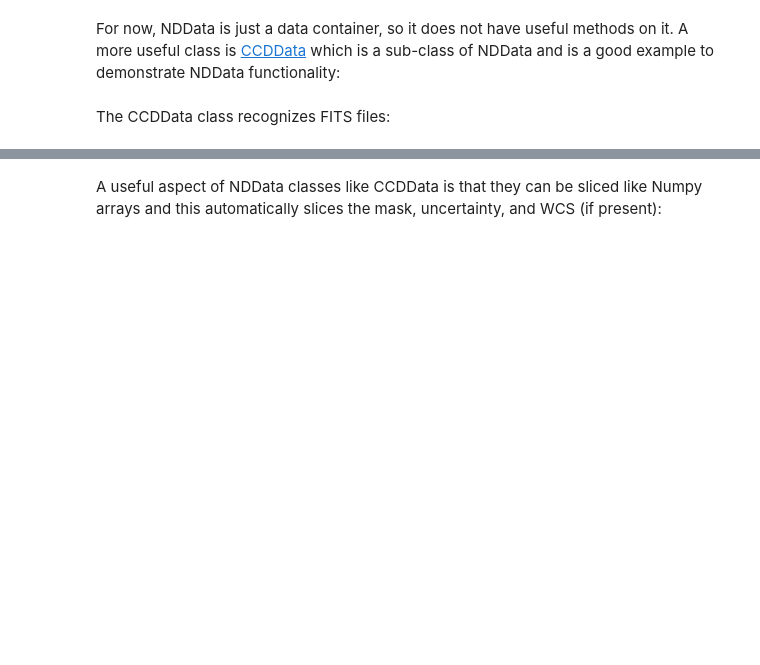
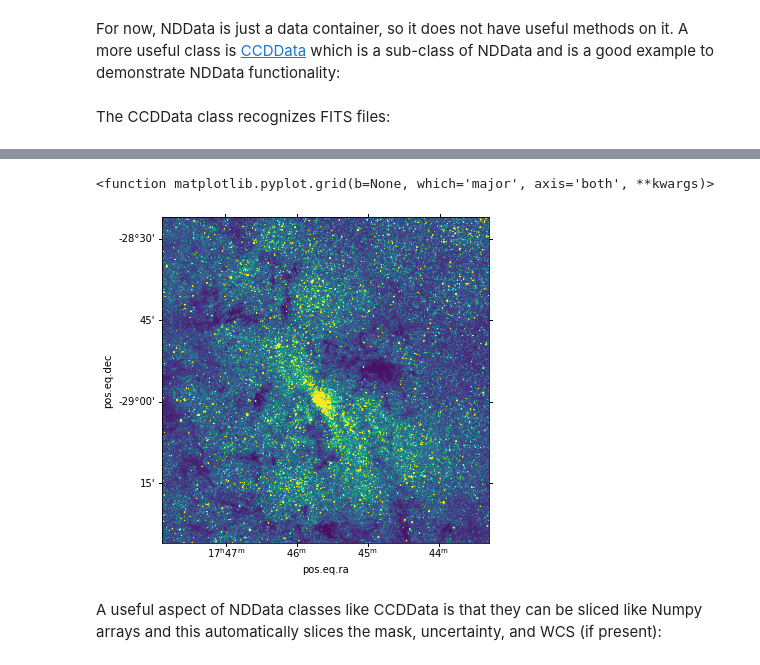
Before and after one commit to bsipocz/ASTR497, a Jupyter notebook: astropy_notebooks/09-nddata.ipynb, the cells around one changed output, grey strips where cells are left out. Saved outputs shown, nothing was run; the diff lists cells and outputs as text; code cells hidden in the pictures; blank space fills up the shorter version.

```diff
--- a/astropy_notebooks/09-nddata.ipynb
+++ b/astropy_notebooks/09-nddata.ipynb
@@ -54,2 +123,5 @@ For now, NDData is just a data container, so it does not have useful methods on
 # %% [markdown]
 The CCDData class recognizes FITS files:
+# %%
+ccd = CCDData.read('data/gc_2mass_k.fits', unit = 'count')
+ccd
@@ -56,2 +143,9 @@ The CCDData class recognizes FITS files:
+# %%
+plt.subplot(projection=ccd.wcs)
+plt.imshow(ccd.data, vmax=800)
+plt.grid
+# %% [output]
+<function matplotlib.pyplot.grid(b=None, which='major', axis='both', **kwargs)>
+[figure, added]
 # %% [markdown]
 A useful aspect of NDData classes like CCDData is that they can be sliced like Numpy arrays and this automatically slices the mask, uncertainty, and WCS (if present):
```
Also changed, not shown: parts of 26 cells of this notebook, 8 other files.
